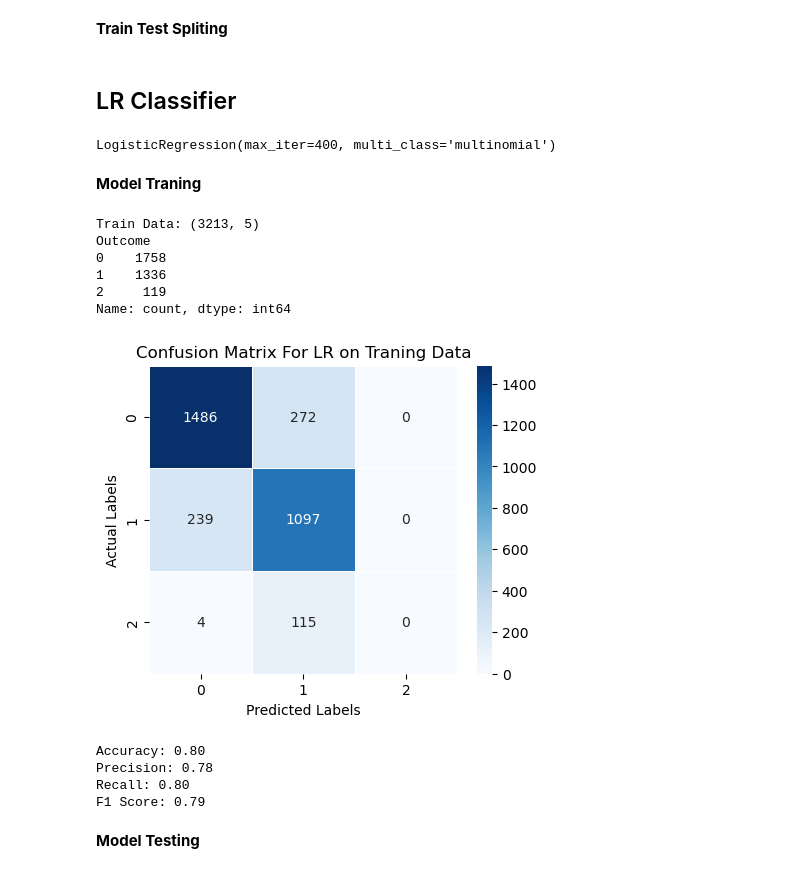
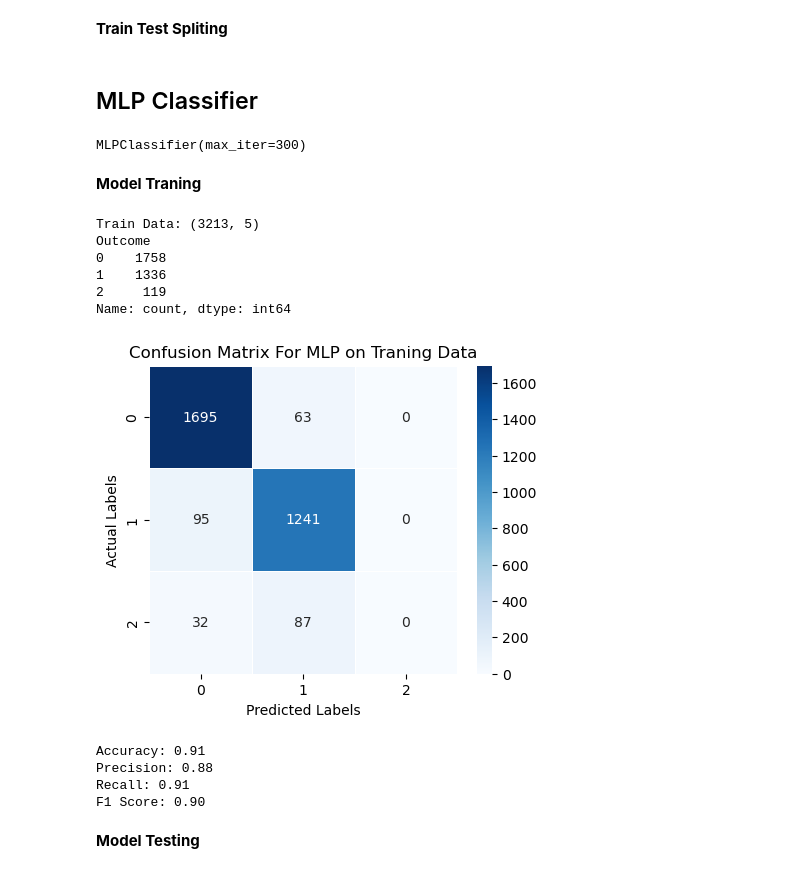
Before and after one commit to Dharmendrathapa3/Diabetes-Prediction, a Jupyter notebook: Diabetes_Prediction.ipynb, the cells around one changed output. Saved outputs shown, nothing was run; the diff lists cells and outputs as text; code cells hidden in the pictures.

```diff
--- a/Diabetes_Prediction.ipynb
+++ b/Diabetes_Prediction.ipynb
@@ -86,53 +86,54 @@ scaler = StandardScaler()
 X = scaler.fit_transform(X)
 X_train, X_test, y_train, y_test = train_test_split(X, y, test_size=0.2, random_state=42)
 # %% [markdown]
-## LR Classifier
+## MLP Classifier
 # %%
-from sklearn.linear_model import LogisticRegression
-lr = LogisticRegression(multi_class='multinomial', max_iter=400)
-lr.fit(X_train, y_train)
+from sklearn.neural_network import MLPClassifier
+
+mlp = MLPClassifier(hidden_layer_sizes=(100,), max_iter=300)
+mlp.fit(X_train, y_train)
 # %% [output]
-LogisticRegression(max_iter=400, multi_class='multinomial')
+MLPClassifier(max_iter=300)
 # %% [markdown]
 **Model Traning**
 # %%
 print(f"Train Data: {X_train.shape}")
 print(y_train.value_counts())
 
-lr_y_pred = lr.predict(X_train)
+mlp_y_pred = mlp.predict(X_train)
 
-cm = confusion_matrix(y_train, lr_y_pred)
+cm = confusion_matrix(y_train, mlp_y_pred)
 
 plt.figure(figsize=(5, 4))
 sns.heatmap(cm, annot=True, fmt='d', cmap='Blues', linewidths=0.5, square=True)
 
 plt.xlabel('Predicted Labels')
 plt.ylabel('Actual Labels')
-plt.title('Confusion Matrix For LR on Traning Data')
+plt.title('Confusion Matrix For MLP on Traning Data')
 
 plt.show()
 
-lr_train_accuracy = accuracy_score(y_train, lr_y_pred)
-lr_train_precision = precision_score(y_train, lr_y_pred,average='weighted')
-lr_train_recall = recall_score(y_train, lr_y_pred,average='weighted')
-lr_train_f1 = f1_score(y_train, lr_y_pred,average='weighted')
+mlp_train_accuracy = accuracy_score(y_train, mlp_y_pred)
+mlp_train_precision = precision_score(y_train, mlp_y_pred,average='weighted')
+mlp_train_recall = recall_score(y_train, mlp_y_pred,average='weighted')
+mlp_train_f1 = f1_score(y_train, mlp_y_pred,average='weighted')
 
-print(f'Accuracy: {lr_train_accuracy:.2f}')
-print(f'Precision: {lr_train_precision:.2f}')
-print(f'Recall: {lr_train_recall:.2f}')
-print(f'F1 Score: {lr_train_f1:.2f}')
+print(f'Accuracy: {mlp_train_accuracy:.2f}')
+print(f'Precision: {mlp_train_precision:.2f}')
+print(f'Recall: {mlp_train_recall:.2f}')
+print(f'F1 Score: {mlp_train_f1:.2f}')
 # %% [output]
 Train Data: (3213, 5)
 Outcome
 0    1758
 1    1336
 2     119
 Name: count, dtype: int64
-[figure, old version]
+[figure, new version]
-Accuracy: 0.80
-Precision: 0.78
-Recall: 0.80
-F1 Score: 0.79
+Accuracy: 0.91
+Precision: 0.88
+Recall: 0.91
+F1 Score: 0.90
 # %% [markdown]
 **Model Testing**
 # %%
```
Also changed, not shown: parts of 1 cell of this notebook.
